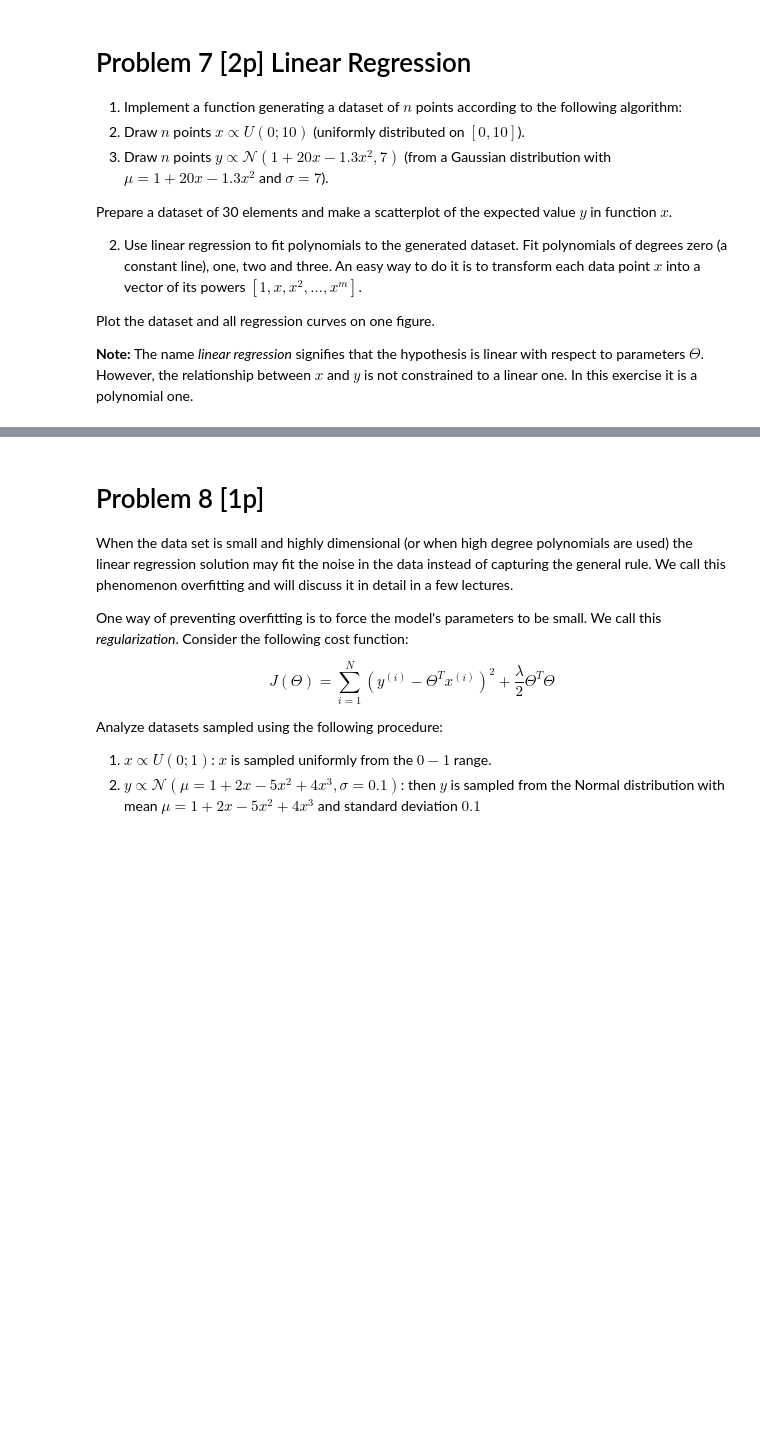
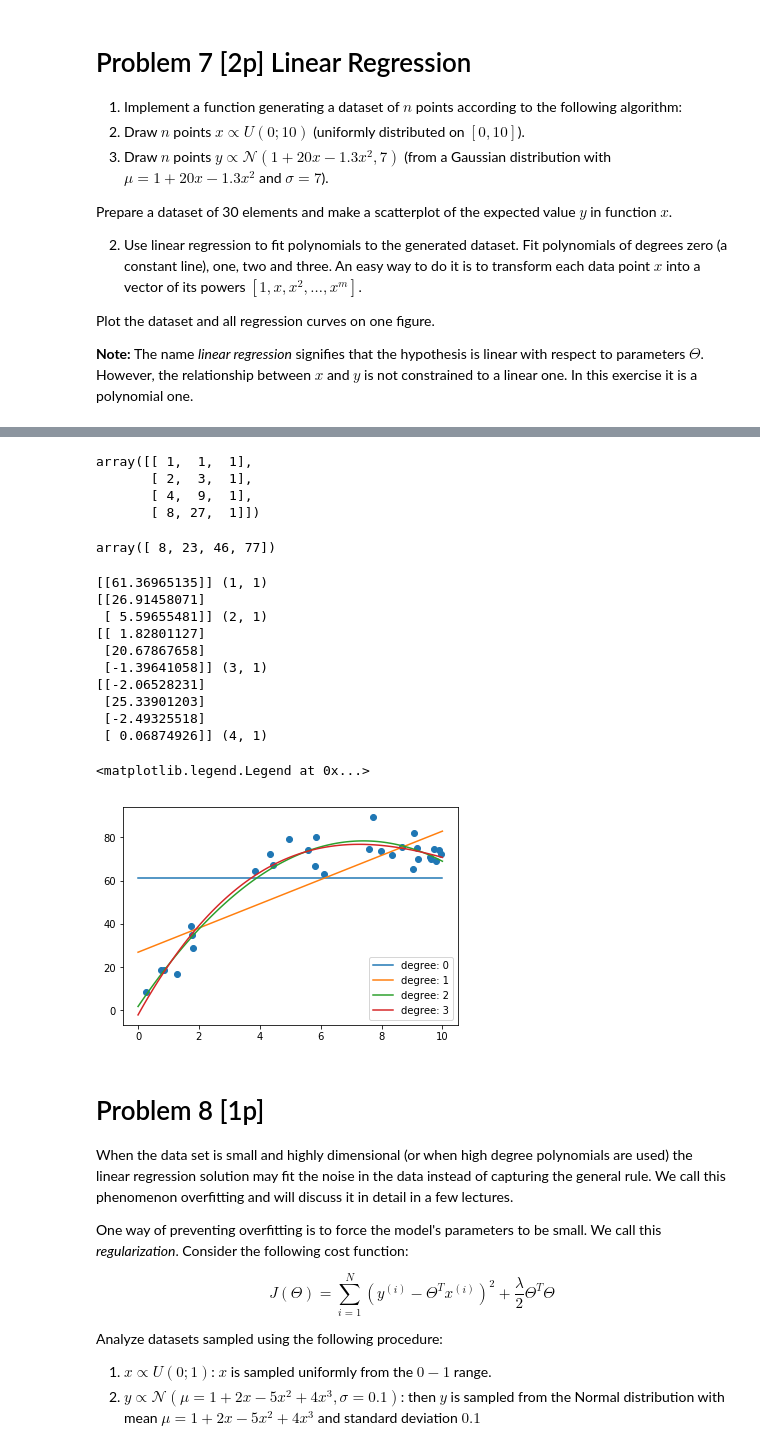
Before and after one commit to aczeszejko-sochacki/nn_assignments, a Jupyter notebook: assignment2/Assignment2.ipynb, the cells around one changed output, grey strips where cells are left out. Cells and saved outputs as stored; diff of their text form; code cells hidden in the pictures; blank space fills up the shorter version.

```diff
--- a/assignment2/Assignment2.ipynb
+++ b/assignment2/Assignment2.ipynb
@@ -468,0 +504,7 @@ scatter(TODO)
+# %%
+powers_of_X([2, 3, 1], 3)
+# %% [output]
+array([[ 1,  1,  1],
+       [ 2,  3,  1],
+       [ 4,  9,  1],
+       [ 8, 27,  1]])
@@ -469,25 +516,31 @@ scatter(TODO)
+# %%
+compute_polynomial(np.array([1, 2, 3, 4]), np.array([[1], [3], [4]]))
+# %% [output]
+array([ 8, 23, 46, 77])
 # %%
-from numpy.linalg import inv
-
-def powers_of_X(X, degree):
-    powers = np.arange(degree + 1).reshape(-1,1)
-    return X**powers
-
-def compute_polynomial(X, Theta):
-    XP = powers_of_X(X, len(Theta) - 1) # len(Theta) x N
-    Y = TODO
-    return Y
-
 plot_x_space = np.linspace(0,10,100)
-scatter(data[0], data[1])
+plt.scatter(data[0], data[1])
 for degree in range(4):
     X = powers_of_X(data[0], degree) # Matrix d x N
     Y = data[1].reshape(1, -1)       # Matrix 1 x N
-    Theta = TODO
-    plot(plot_x_space, compute_polynomial(plot_x_space, Theta).ravel(),
+    Theta = np.linalg.inv(X.dot(X.T)).dot(X).dot(Y.T)
+    plt.plot(plot_x_space, compute_polynomial(plot_x_space, Theta).ravel(),
          label="degree: %d" %(degree, ))
-    print Theta, Theta.shape
-legend(loc='lower right')
+    print(Theta, Theta.shape)
+plt.legend(loc='lower right')
+# %% [output]
+[[61.36965135]] (1, 1)
+[[26.91458071]
+ [ 5.59655481]] (2, 1)
+[[ 1.82801127]
+ [20.67867658]
+ [-1.39641058]] (3, 1)
+[[-2.06528231]
+ [25.33901203]
+ [-2.49325518]
+ [ 0.06874926]] (4, 1)
+<matplotlib.legend.Legend at 0x...>
+[figure, added]
 # %% [markdown]
 # Problem 8 [1p]
 
```
Also changed, not shown: parts of 11 cells of this notebook.
